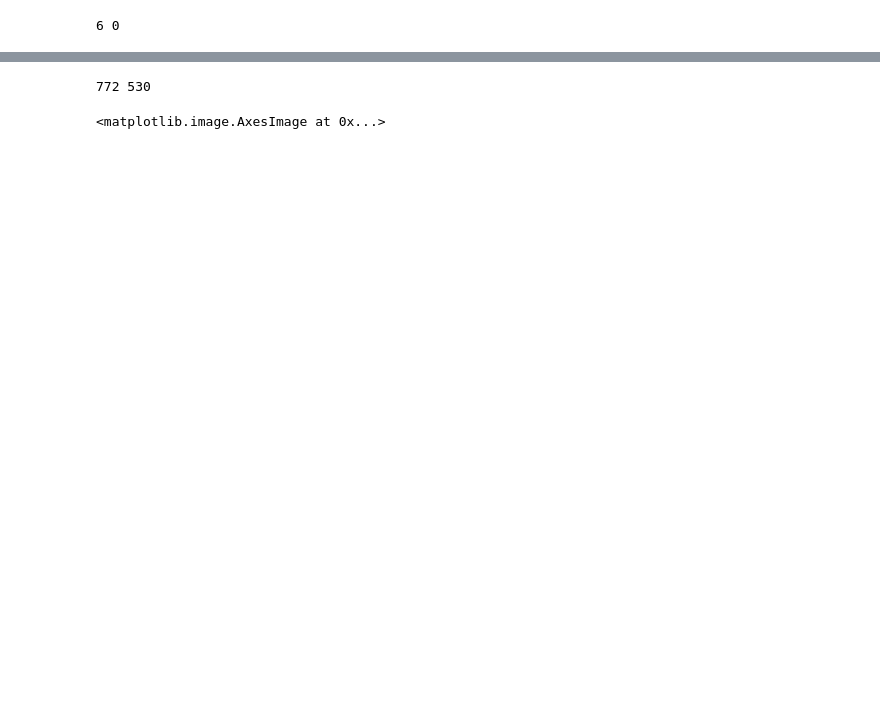
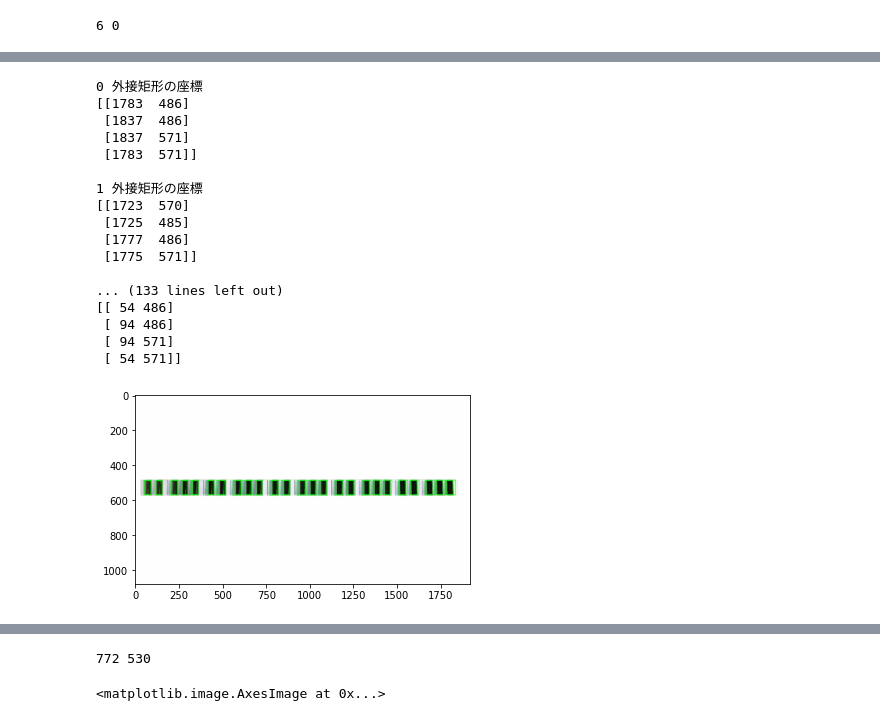
Before and after one commit to rasseimu/kakenkeyboard, a Jupyter notebook: keyboard/doremi_ok.ipynb, the cells around one changed output, grey strips where cells are left out. Drawn from its saved outputs; the diff is of its cells as text; code cells hidden in the pictures; blank space fills up the shorter version.

```diff
--- a/keyboard/doremi_ok.ipynb
+++ b/keyboard/doremi_ok.ipynb
@@ -333,0 +335,74 @@ True
+# %%
+im_mask = cv2.cvtColor(im_mask, cv2.COLOR_BGR2GRAY)
+img_1 = cv2.imread('./imagefile/tryout/img_000.jpg',1)
+img_1_gray = cv2.cvtColor(img_1, cv2.COLOR_BGR2GRAY)
+img_1_gray = cv2.bitwise_or(img_1_gray, im_mask)
+
+
+# img_grayを平均化領域9x9で平均化処理しimg_blurに代入
+img_blur = cv2.blur(img_1_gray,(9,9))
+threshold=130
+
+img_blur = img_1_gray
+cv2.imwrite("./after/image1.jpg",img_blur)
+
+
+
+# オブジェクトimg_blurを閾値thresholdで反転二値化しimg_binaryに代入
+ret, img_binary= cv2.threshold(img_blur, threshold, 255, cv2.THRESH_BINARY_INV)
+
+# img_grayを平均化領域9x9で平均化処理しimg_blurに代入
+
+cv2.imwrite("./after/image2.jpg",img_binary)
+
+# img_binaryを輪郭抽出
+contours, hierarchy = cv2.findContours(img_binary, cv2.RETR_TREE, cv2.CHAIN_APPROX_SIMPLE)
+
+# 小さい輪郭は誤検出として削除する
+contours = list(filter(lambda x: cv2.contourArea(x) > 2000, contours))
+
+
+xleft2=[]
+
+
+ID=0
+for i in contours:
+    x=[]
+    rect = cv2.minAreaRect(i)
+    box = cv2.boxPoints(rect)
+    box = np.int0(box)
+    img = cv2.drawContours(im_out,[box],0,(0,255,0),2)
+    cv2.imwrite("./after/kagegai"+str(ID)+".jpg",img)
+    plt.imshow(img)
+
+    # 外接矩形の座標、回転角の表示
+    print(str(ID),'外接矩形の座標')
+    print(box,"\n")
+
+
+
+    #各輪郭の左端、右端を取得
+    for  r in box:
+        x+=[r[0]]
+    xleft2 +=[min(x)]
+
+    ID+=1
+# %% [output]
+0 外接矩形の座標
+[[1783  486]
+ [1837  486]
+ [1837  571]
+ [1783  571]]
+
+1 外接矩形の座標
+[[1723  570]
+ [1725  485]
+ [1777  486]
+ [1775  571]]
+
+... (133 lines left out)
+[[ 54 486]
+ [ 94 486]
+ [ 94 571]
+ [ 54 571]]
+[figure, added]
```
Also changed, not shown: parts of 16 cells of this notebook.
